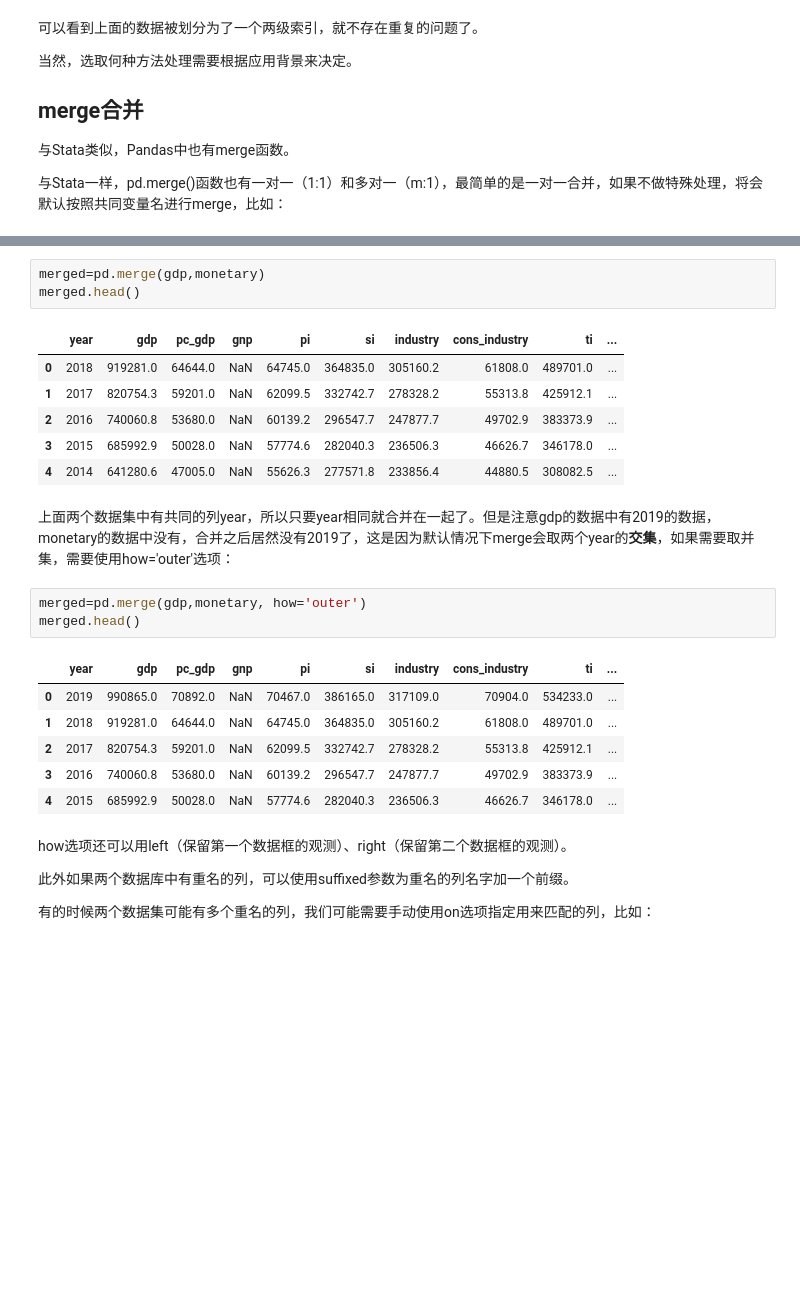
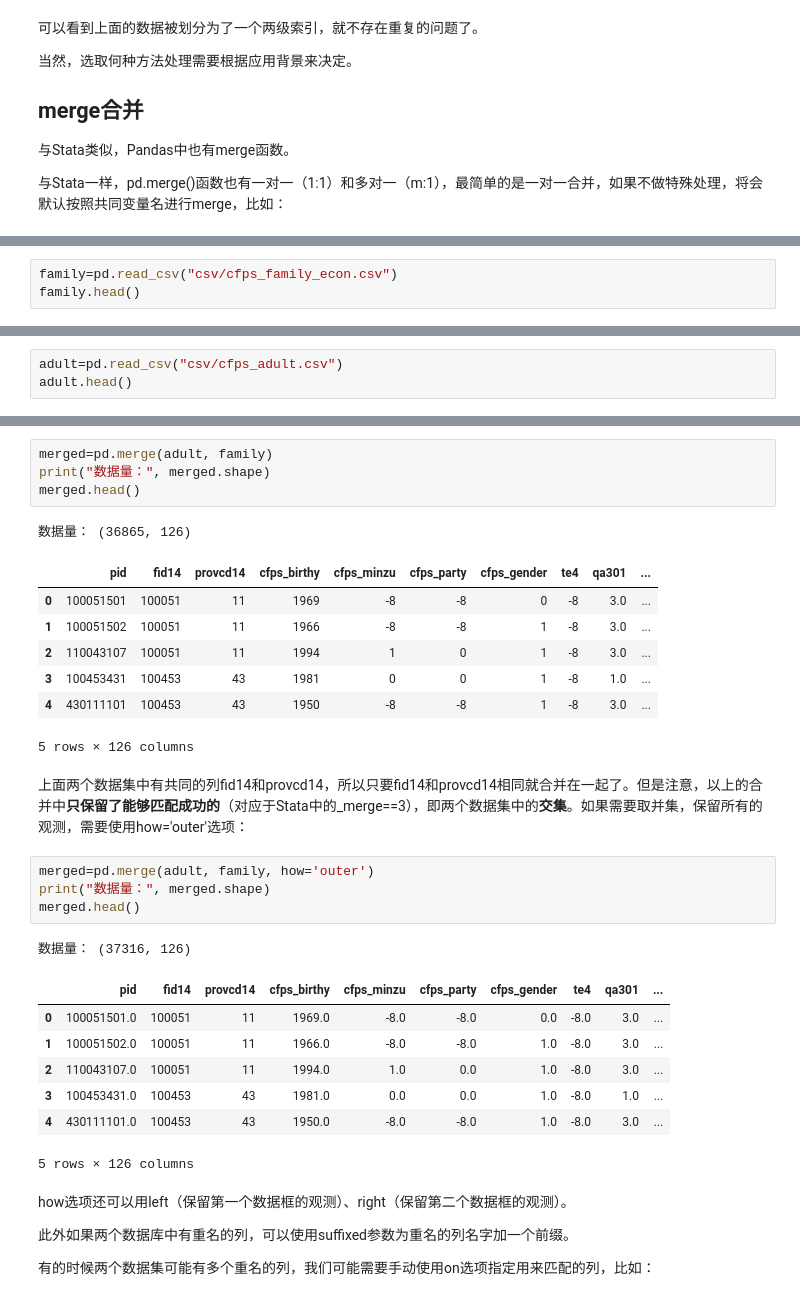
Before and after one commit to sijichun/PythonTutor, a Jupyter notebook: T7_pandas.ipynb, the cells around one changed output, grey strips where cells are left out. Drawn from its saved outputs; the diff is of its cells as text; blank space fills up the shorter version.

```diff
--- a/T7_pandas.ipynb
+++ b/T7_pandas.ipynb
@@ -1474,0 +1459,3 @@ monetary.head()
+# %%
+family=pd.read_csv("csv/cfps_family_econ.csv")
+family.head()
@@ -1474,0 +1470,3 @@ monetary.head()
+# %%
+adult=pd.read_csv("csv/cfps_adult.csv")
+adult.head()
@@ -1475,25 +1481,31 @@ monetary.head()
 # %%
-merged=pd.merge(gdp,monetary)
+merged=pd.merge(adult, family)
+print("数据量：", merged.shape)
 merged.head()
 # %% [output]
+数据量： (36865, 126)
-|  | year | gdp | pc_gdp | gnp | pi | si | industry | cons_industry | ti | ... |
-| 0 | 2018 | 919281.0 | 64644.0 | NaN | 64745.0 | 364835.0 | 305160.2 | 61808.0 | 489701.0 | ... |
-| 1 | 2017 | 820754.3 | 59201.0 | NaN | 62099.5 | 332742.7 | 278328.2 | 55313.8 | 425912.1 | ... |
-| 2 | 2016 | 740060.8 | 53680.0 | NaN | 60139.2 | 296547.7 | 247877.7 | 49702.9 | 383373.9 | ... |
-| 3 | 2015 | 685992.9 | 50028.0 | NaN | 57774.6 | 282040.3 | 236506.3 | 46626.7 | 346178.0 | ... |
-| 4 | 2014 | 641280.6 | 47005.0 | NaN | 55626.3 | 277571.8 | 233856.4 | 44880.5 | 308082.5 | ... |
+|  | pid | fid14 | provcd14 | cfps_birthy | cfps_minzu | cfps_party | cfps_gender | te4 | qa301 | ... |
+| 0 | 100051501 | 100051 | 11 | 1969 | -8 | -8 | 0 | -8 | 3.0 | ... |
+| 1 | 100051502 | 100051 | 11 | 1966 | -8 | -8 | 1 | -8 | 3.0 | ... |
+| 2 | 110043107 | 100051 | 11 | 1994 | 1 | 0 | 1 | -8 | 3.0 | ... |
+| 3 | 100453431 | 100453 | 43 | 1981 | 0 | 0 | 1 | -8 | 1.0 | ... |
+| 4 | 430111101 | 100453 | 43 | 1950 | -8 | -8 | 1 | -8 | 3.0 | ... |
+5 rows × 126 columns
-# %% [markdown]
-上面两个数据集中有共同的列year，所以只要year相同就合并在一起了。但是注意gdp的数据中有2019的数据，monetary的数据中没有，合并之后居然没有2019了，这是因为默认情况下merge会取两个year的**交集**，如果需要取并集，需要使用how='outer'选项：
+# %% [markdown]
+上面两个数据集中有共同的列fid14和provcd14，所以只要fid14和provcd14相同就合并在一起了。但是注意，以上的合并中**只保留了能够匹配成功的**（对应于Stata中的_merge==3），即两个数据集中的**交集**。如果需要取并集，保留所有的观测，需要使用how='outer'选项：
 # %%
-merged=pd.merge(gdp,monetary, how='outer')
+merged=pd.merge(adult, family, how='outer')
+print("数据量：", merged.shape)
 merged.head()
 # %% [output]
+数据量： (37316, 126)
-|  | year | gdp | pc_gdp | gnp | pi | si | industry | cons_industry | ti | ... |
-| 0 | 2019 | 990865.0 | 70892.0 | NaN | 70467.0 | 386165.0 | 317109.0 | 70904.0 | 534233.0 | ... |
-| 1 | 2018 | 919281.0 | 64644.0 | NaN | 64745.0 | 364835.0 | 305160.2 | 61808.0 | 489701.0 | ... |
-| 2 | 2017 | 820754.3 | 59201.0 | NaN | 62099.5 | 332742.7 | 278328.2 | 55313.8 | 425912.1 | ... |
-| 3 | 2016 | 740060.8 | 53680.0 | NaN | 60139.2 | 296547.7 | 247877.7 | 49702.9 | 383373.9 | ... |
-| 4 | 2015 | 685992.9 | 50028.0 | NaN | 57774.6 | 282040.3 | 236506.3 | 46626.7 | 346178.0 | ... |
+|  | pid | fid14 | provcd14 | cfps_birthy | cfps_minzu | cfps_party | cfps_gender | te4 | qa301 | ... |
+| 0 | 100051501.0 | 100051 | 11 | 1969.0 | -8.0 | -8.0 | 0.0 | -8.0 | 3.0 | ... |
+| 1 | 100051502.0 | 100051 | 11 | 1966.0 | -8.0 | -8.0 | 1.0 | -8.0 | 3.0 | ... |
+| 2 | 110043107.0 | 100051 | 11 | 1994.0 | 1.0 | 0.0 | 1.0 | -8.0 | 3.0 | ... |
+| 3 | 100453431.0 | 100453 | 43 | 1981.0 | 0.0 | 0.0 | 1.0 | -8.0 | 1.0 | ... |
+| 4 | 430111101.0 | 100453 | 43 | 1950.0 | -8.0 | -8.0 | 1.0 | -8.0 | 3.0 | ... |
+5 rows × 126 columns
 # %% [markdown]
 how选项还可以用left（保留第一个数据框的观测）、right（保留第二个数据框的观测）。
 
```
Also changed, not shown: parts of 73 cells of this notebook, 4 other files.
